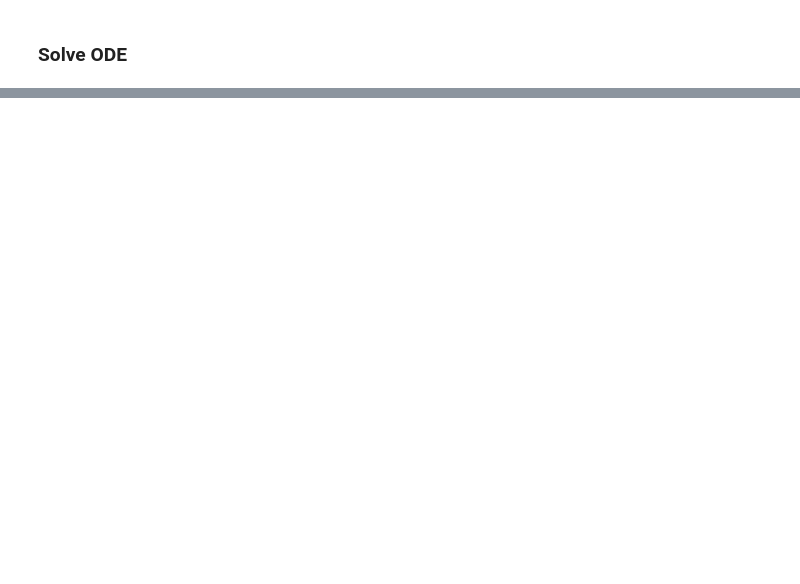
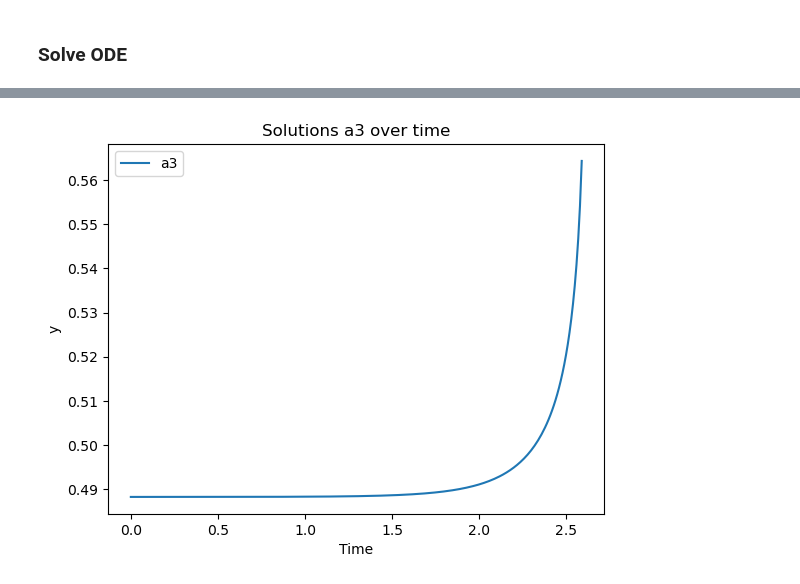
Before and after one commit to rajpabari/gravitational-radiation, a Jupyter notebook: code/viscosity.ipynb, the cells around one changed output, grey strips where cells are left out. Cells and saved outputs as stored; diff of their text form; code cells hidden in the pictures; blank space fills up the shorter version.

```diff
--- a/code/viscosity.ipynb
+++ b/code/viscosity.ipynb
@@ -19,7 +19,7 @@ viscosity = 1
 U = 1e4  # finite upper bound for numerical integration over [0, infty]
 n_disc = int(1e6)  # number of discretization points per integral
 
-step_size = 1e-3
+step_size = 1e-1
 
 
 eps = 1e-3
@@ -32,6 +32,6 @@ a_0 = jnp.array(
     ]
 )
 
-T = 100
+T = 3
 a_0
 # %% [output]
@@ -257,7 +242,18 @@ def coeffs(t, a, args):
 
 
 term = ODETerm(coeffs)
-solver = Dopri5()
+solver = Kvaerno5()
+
+stepsize_controller = PIDController(
+    rtol=1e-6,
+    atol=1e-9,  # tolerances
+    pcoeff=0.3,  # proportional gain
+    icoeff=0.3,  # integral gain
+    # dcoeff=0.0,  # derivative gain (often zero)
+    # dtmin=1e-12,
+    # dtmax=1.0,  # optional caps on dt
+    # safety=0.9,  # safety factor; default exists
+)
 
 solution = diffeqsolve(
     term,
@@ -267,7 +263,8 @@ solution = diffeqsolve(
     dt0=step_size,
     y0=a_0,
     args=(viscosity,),
-    saveat=SaveAt(ts=jnp.linspace(0, T, T * 100)),
+    stepsize_controller=stepsize_controller,
+    saveat=SaveAt(ts=jnp.linspace(0, T, int(T / step_size))),
     max_steps=2**16,
 )
 # 5) Grab time-series
@@ -284,0 +305,10 @@ plt.show()
+# %%
+plt.figure()
+plt.plot(ts, ys[:, 2], label="a3")
+plt.xlabel("Time")
+plt.ylabel("y")
+plt.title("Solutions a3 over time")
+plt.legend()
+plt.show()
+# %% [output]
+[figure, added]
```
Also changed, not shown: parts of 11 cells of this notebook.
